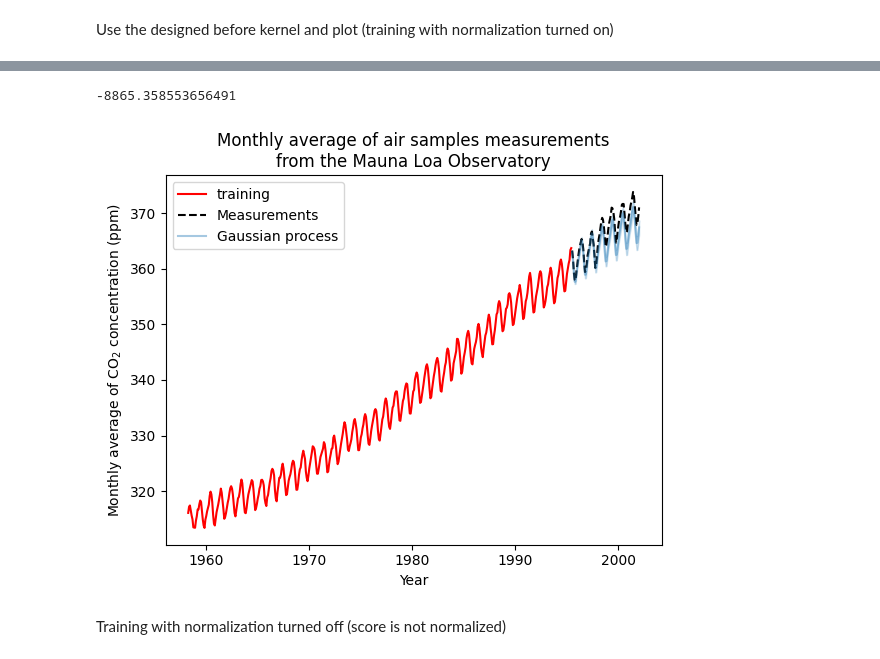
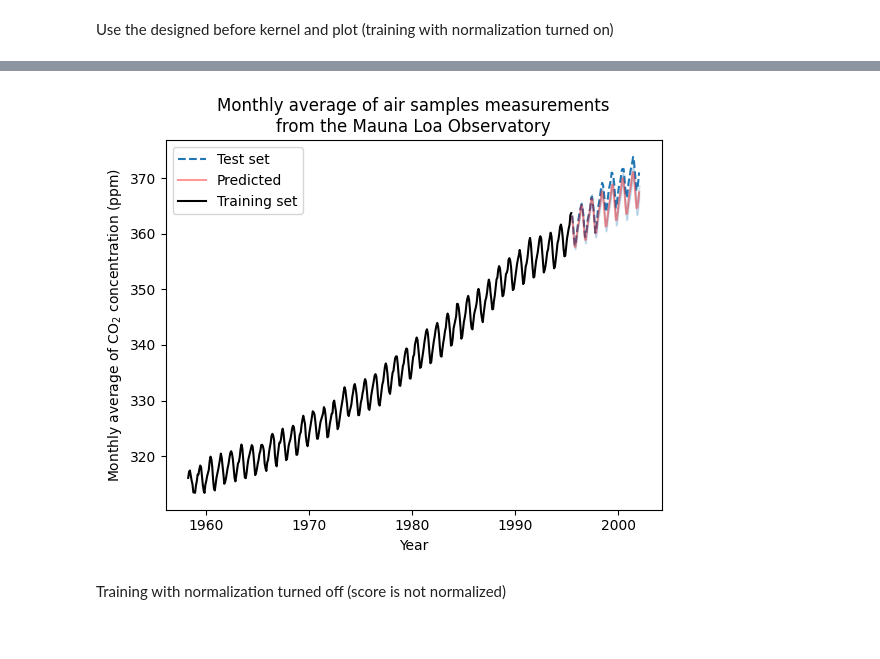
Before and after one commit to alessimichele/probml-units, a Jupyter notebook: homework-2023/02_bayesian_reg_class_gps_HW.ipynb, the cells around one changed output, grey strips where cells are left out. Drawn from its saved outputs; the diff is of its cells as text; code cells hidden in the pictures.

```diff
--- a/homework-2023/02_bayesian_reg_class_gps_HW.ipynb
+++ b/homework-2023/02_bayesian_reg_class_gps_HW.ipynb
@@ -365,27 +427,25 @@ gpr_model.score(X_test, y_test)
 # %%
 from matplotlib import pyplot as plt
 
-plt.plot(X_train, y_train, color="red", label = "training")
-plt.plot(X_test, y_test, color="black", linestyle="dashed", label="Measurements")
-plt.plot(X_test, y_pred, color="tab:blue", alpha=0.4, label="Gaussian process")
+
+plt.plot(X_test, y_test, color="tab:blue", linestyle="dashed", label="Test set")
+plt.plot(X_test, y_pred, color="red", alpha=0.4, label="Predicted")
+plt.plot(X_train, y_train, color="black", label = "Training set")
 plt.fill_between(
     X_test.ravel(),
     y_pred - std_y_pred,
     y_pred + std_y_pred,
     color="tab:blue",
     alpha=0.2,
 )
 plt.legend()
 plt.xlabel("Year")
 plt.ylabel("Monthly average of CO$_2$ concentration (ppm)")
 _ = plt.title(
     "Monthly average of air samples measurements\nfrom the Mauna Loa Observatory"
 )
-
-gp.score(X_test, y_test + y_test.mean())
 # %% [output]
--8865.358553656491
-[figure, old version]
+[figure, new version]
 # %% [markdown]
 Training with normalization turned off (score is not normalized)
 # %%
```
Also changed, not shown: parts of 39 cells of this notebook, 1 other file.
